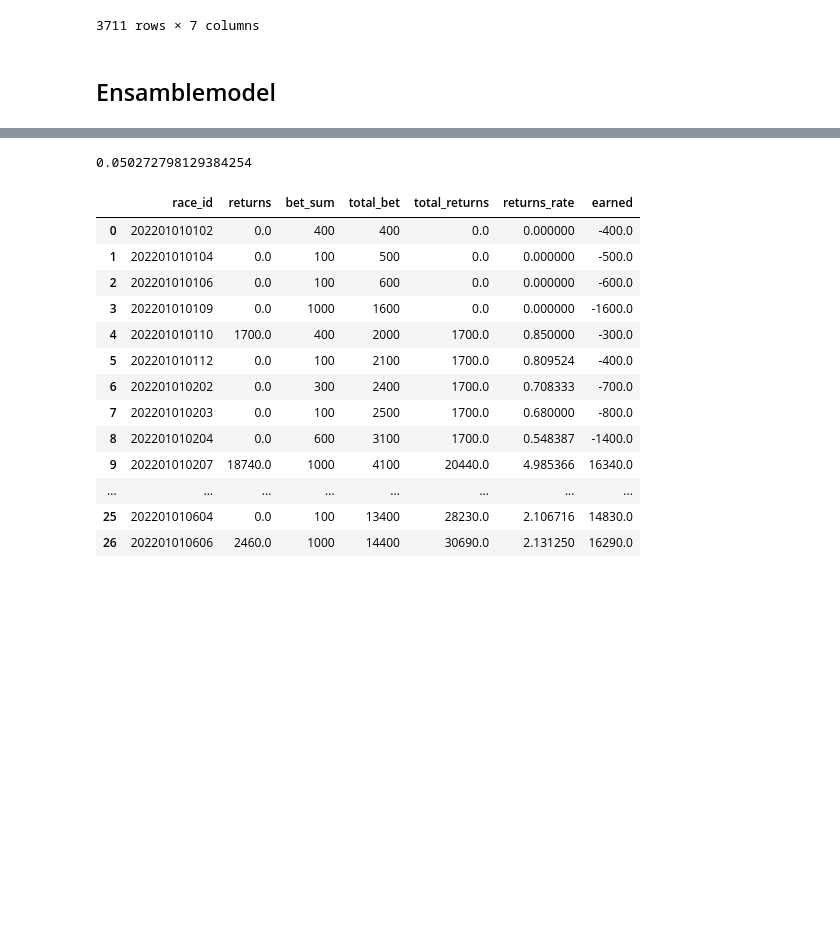
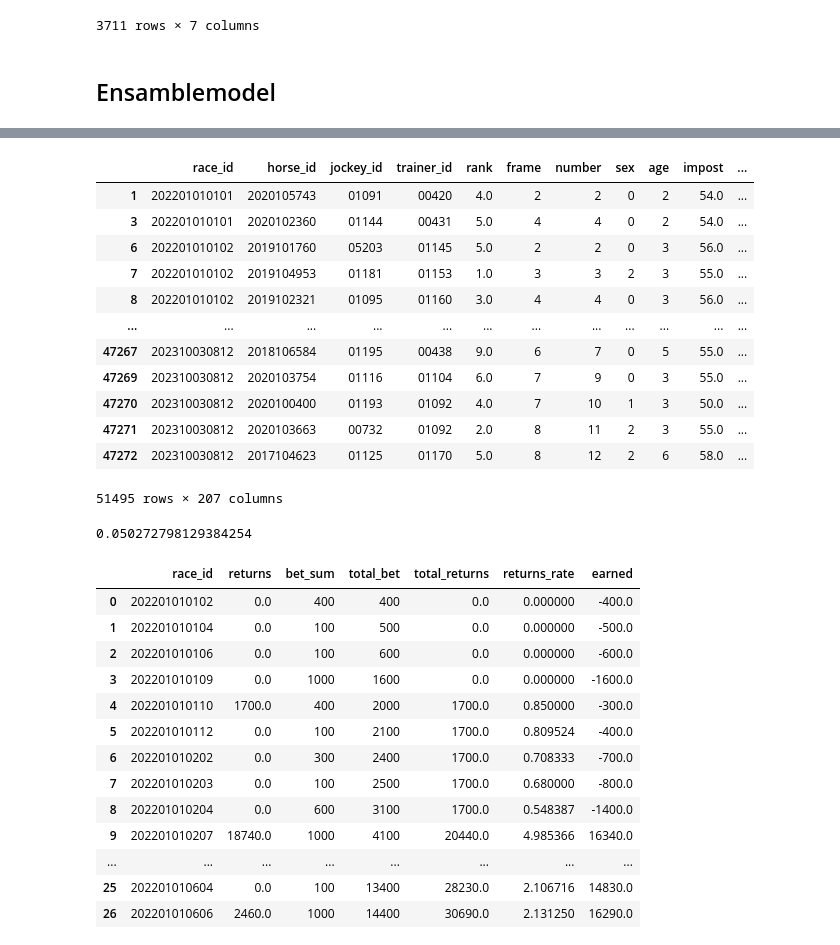
Before and after one commit to nanzeu/keiba, a Jupyter notebook: predict.ipynb, the cells around one changed output, grey strips where cells are left out. Drawn from its saved outputs; the diff is of its cells as text; code cells hidden in the pictures; blank space fills up the shorter version.

```diff
--- a/predict.ipynb
+++ b/predict.ipynb
@@ -384,3 +384,19 @@ en.plot_returns_rate(df_22_23)
+# %%
+pred_df
+# %% [output]
+|  | race_id | horse_id | jockey_id | trainer_id | rank | frame | number | sex | age | impost | ... |
+| 1 | 202201010101 | 2020105743 | 01091 | 00420 | 4.0 | 2 | 2 | 0 | 2 | 54.0 | ... |
+| 3 | 202201010101 | 2020102360 | 01144 | 00431 | 5.0 | 4 | 4 | 0 | 2 | 54.0 | ... |
+| 6 | 202201010102 | 2019101760 | 05203 | 01145 | 5.0 | 2 | 2 | 0 | 3 | 56.0 | ... |
+| 7 | 202201010102 | 2019104953 | 01181 | 01153 | 1.0 | 3 | 3 | 2 | 3 | 55.0 | ... |
+| 8 | 202201010102 | 2019102321 | 01095 | 01160 | 3.0 | 4 | 4 | 0 | 3 | 56.0 | ... |
+| ... | ... | ... | ... | ... | ... | ... | ... | ... | ... | ... | ... |
+| 47267 | 202310030812 | 2018106584 | 01195 | 00438 | 9.0 | 6 | 7 | 0 | 5 | 55.0 | ... |
+| 47269 | 202310030812 | 2020103754 | 01116 | 01104 | 6.0 | 7 | 9 | 0 | 3 | 55.0 | ... |
+| 47270 | 202310030812 | 2020100400 | 01193 | 01092 | 4.0 | 7 | 10 | 1 | 3 | 50.0 | ... |
+| 47271 | 202310030812 | 2020103663 | 00732 | 01092 | 2.0 | 8 | 11 | 2 | 3 | 55.0 | ... |
+| 47272 | 202310030812 | 2017104623 | 01125 | 01170 | 5.0 | 8 | 12 | 2 | 6 | 58.0 | ... |
+51495 rows × 207 columns
 # %%
 en_returns = en.calc_returns_rate(df_22_23)
 # %%
```
Also changed, not shown: parts of 3 cells of this notebook, 11 other files.
